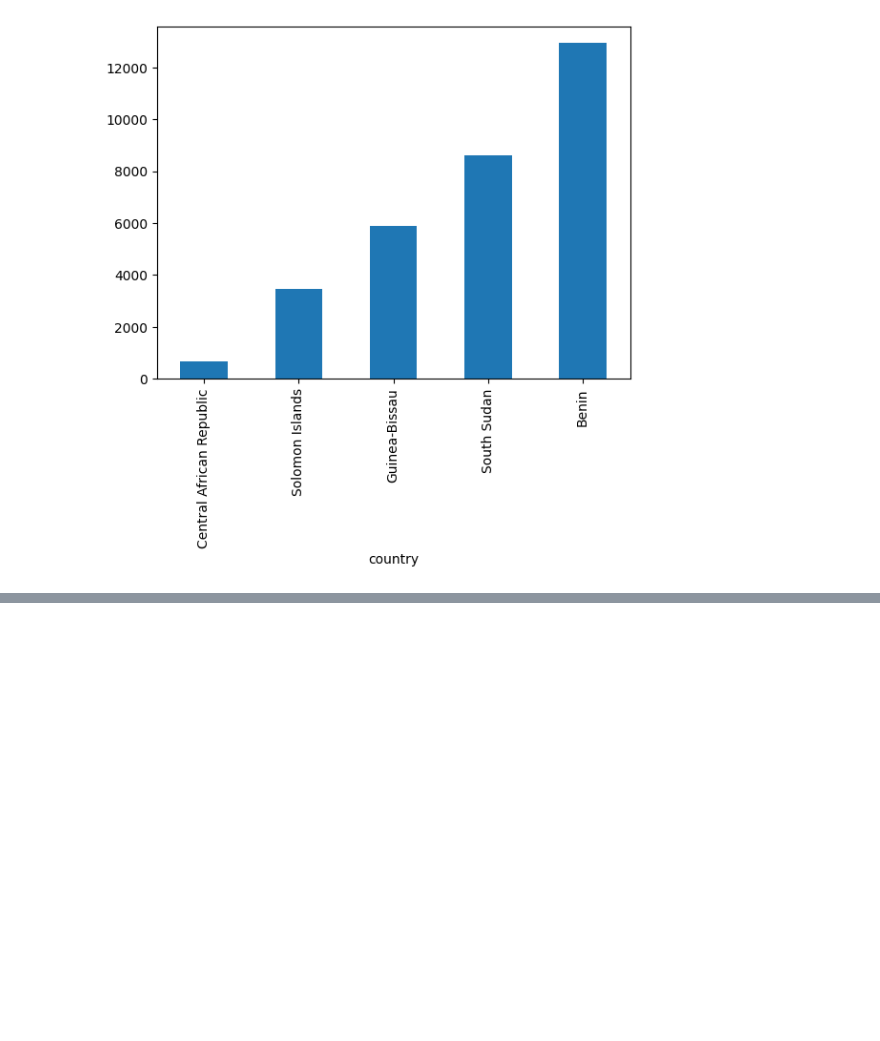
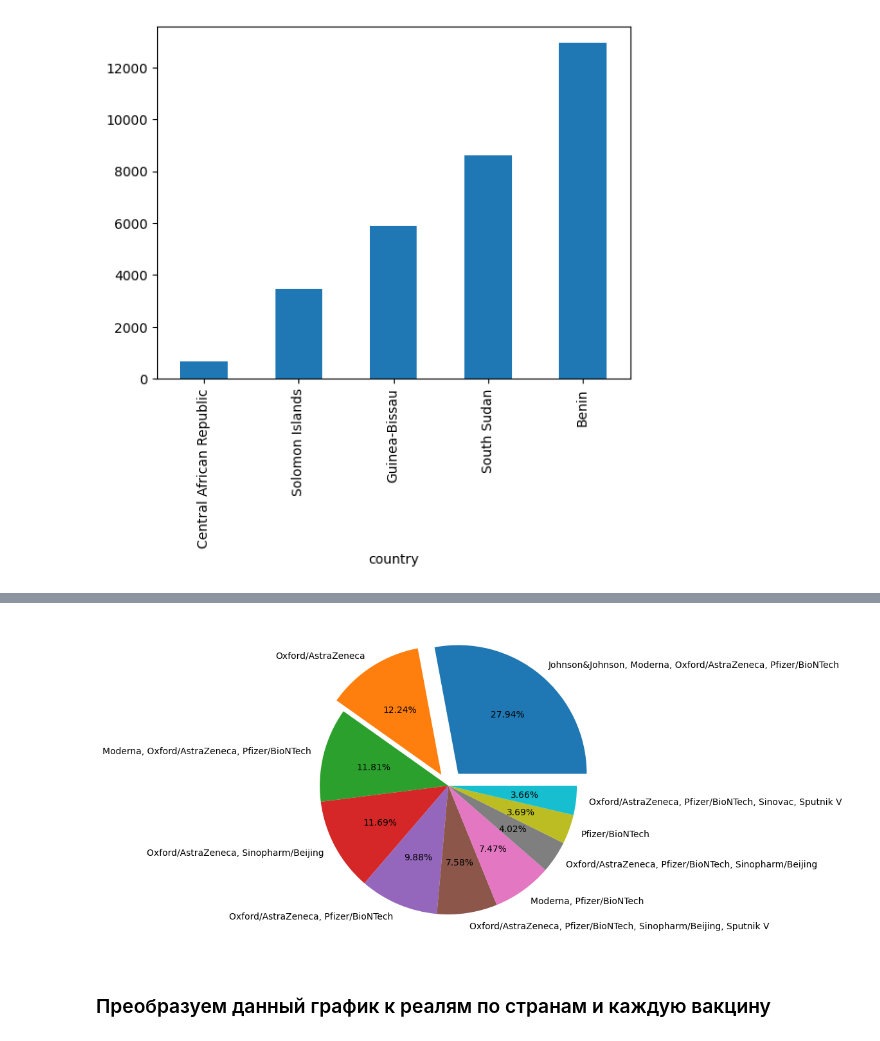
Before and after one commit to g1dcs/sf_hw_g1dcs, a Jupyter notebook: skillfactory/PY_13 Визуализация/Визуализация.ipynb, the cells around one changed output, grey strips where cells are left out. Saved outputs shown, nothing was run; the diff lists cells and outputs as text; code cells hidden in the pictures; blank space fills up the shorter version.

```diff
--- a/skillfactory/PY_13 Визуализация/Визуализация.ipynb
+++ b/skillfactory/PY_13 Визуализация/Визуализация.ipynb
@@ -162,0 +190,14 @@ covid_df.groupby(['country'])['total_vaccinations'].last().nsmallest(5).plot(kin
+# %%
+vaccin_combination = covid_df['vaccines'].value_counts()[:10]
+fig = plt.figure(figsize=(5, 5))
+axes= fig.add_axes([0, 0, 1, 1])
+axes.pie(
+    vaccin_combination,
+    labels= vaccin_combination.index,
+    autopct='%.2f%%',
+    explode=[0.12, 0.1, 0, 0, 0, 0, 0, 0, 0, 0]
+);
+# %% [output]
+[figure, added]
+# %% [markdown]
+### Преобразуем данный график к реалям по странам и каждую вакцину
```
Also changed, not shown: parts of 15 cells of this notebook.
